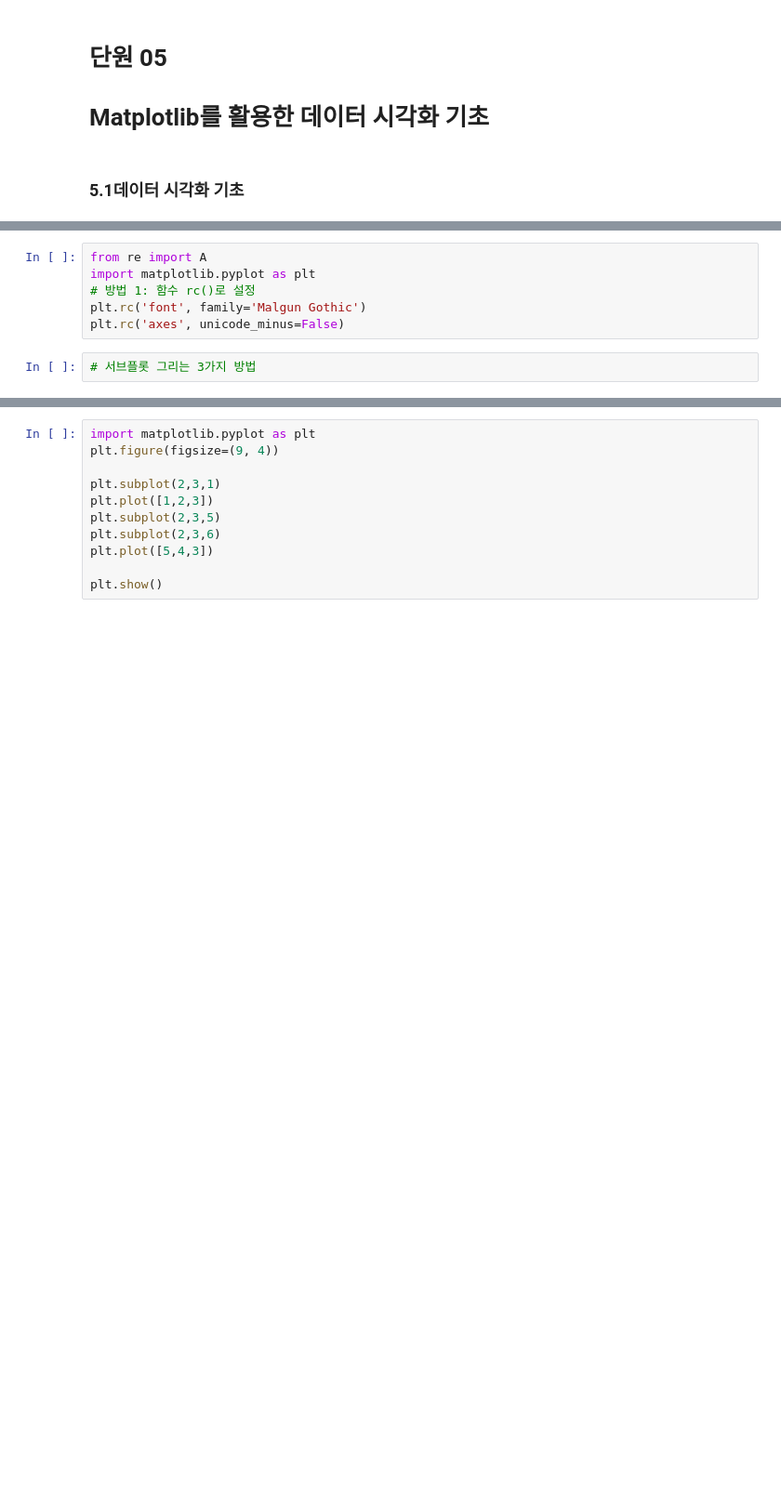
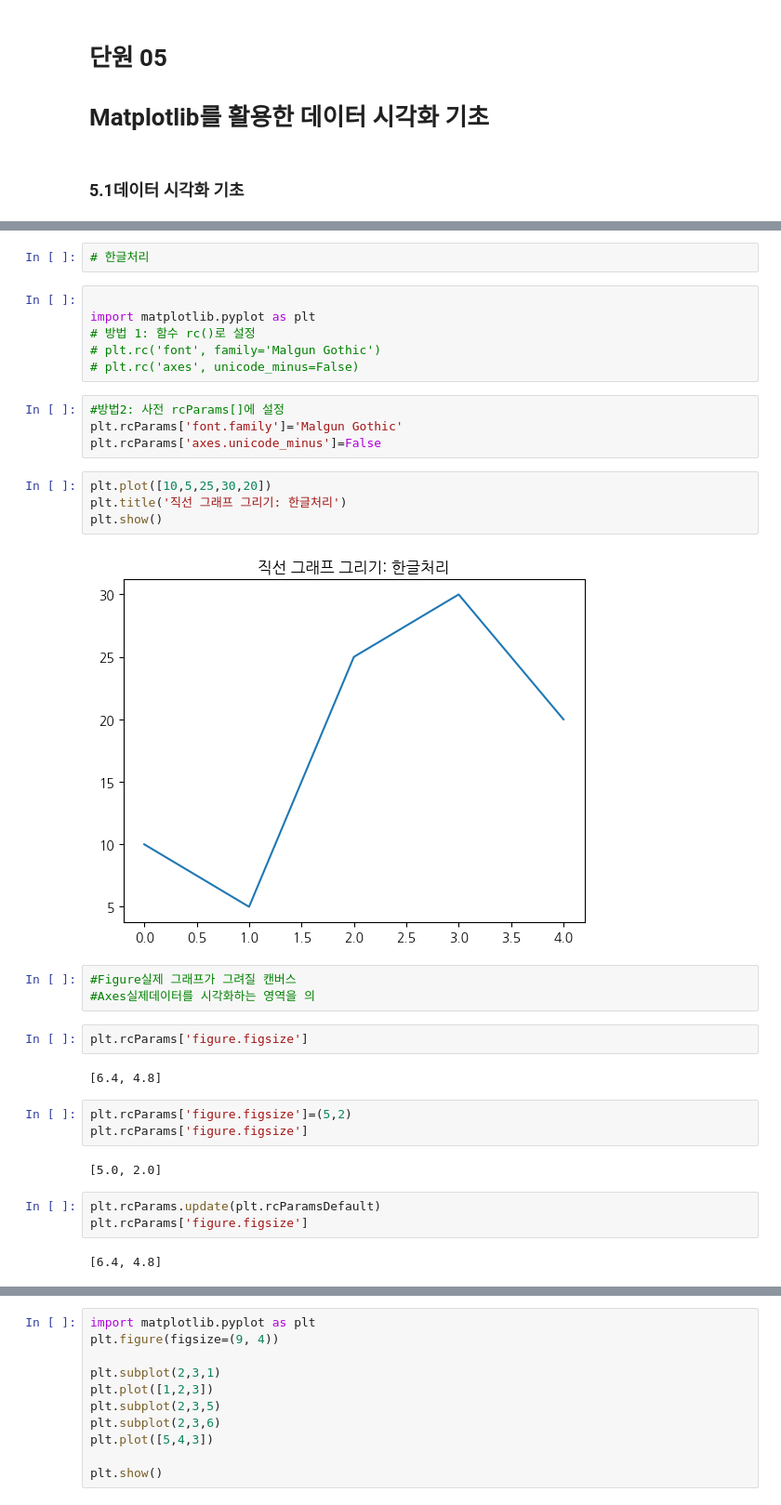
Before and after one commit to naugim26/2026-BDA, a Jupyter notebook: code/05w_matplotlib_subplot.ipynb, the cells around one changed output, grey strips where cells are left out. Shown at 93% size. Cells and saved outputs as stored; diff of their text form; blank space fills up the shorter version.

```diff
--- a/code/05w_matplotlib_subplot.ipynb
+++ b/code/05w_matplotlib_subplot.ipynb
@@ -8,8 +24,35 @@
+# %%
+# 한글처리
 # %%
-from re import A
+
 import matplotlib.pyplot as plt
 # 방법 1: 함수 rc()로 설정
-plt.rc('font', family='Malgun Gothic')
-plt.rc('axes', unicode_minus=False)
+# plt.rc('font', family='Malgun Gothic')
+# plt.rc('axes', unicode_minus=False)
-# %%
-# 서브플롯 그리는 3가지 방법
+# %%
+#방법2: 사전 rcParams[]에 설정
+plt.rcParams['font.family']='Malgun Gothic'
+plt.rcParams['axes.unicode_minus']=False
+# %%
+plt.plot([10,5,25,30,20])
+plt.title('직선 그래프 그리기: 한글처리')
+plt.show()
+# %% [output]
+[figure, added]
+# %%
+#Figure실제 그래프가 그려질 캔버스
+#Axes실제데이터를 시각화하는 영역을 의
+# %%
+plt.rcParams['figure.figsize']
+# %% [output]
+[6.4, 4.8]
+# %%
+plt.rcParams['figure.figsize']=(5,2)
+plt.rcParams['figure.figsize']
+# %% [output]
+[5.0, 2.0]
+# %%
+plt.rcParams.update(plt.rcParamsDefault)
+plt.rcParams['figure.figsize']
+# %% [output]
+[6.4, 4.8]
```
Also changed, not shown: parts of 25 cells of this notebook.
